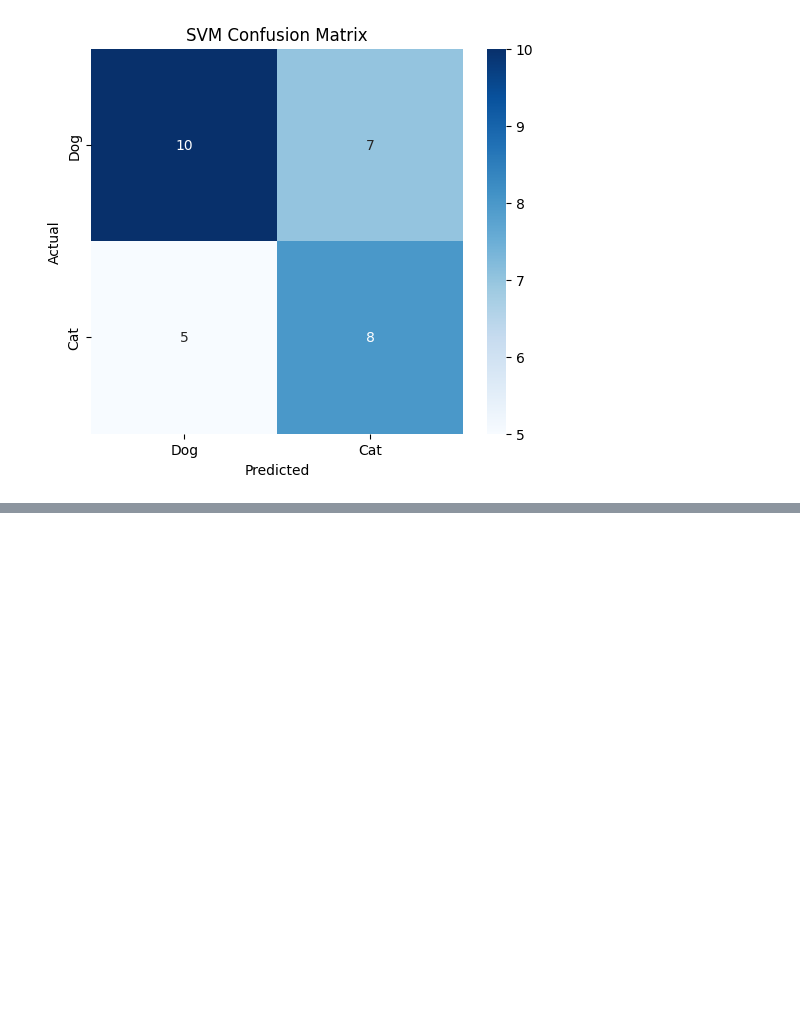
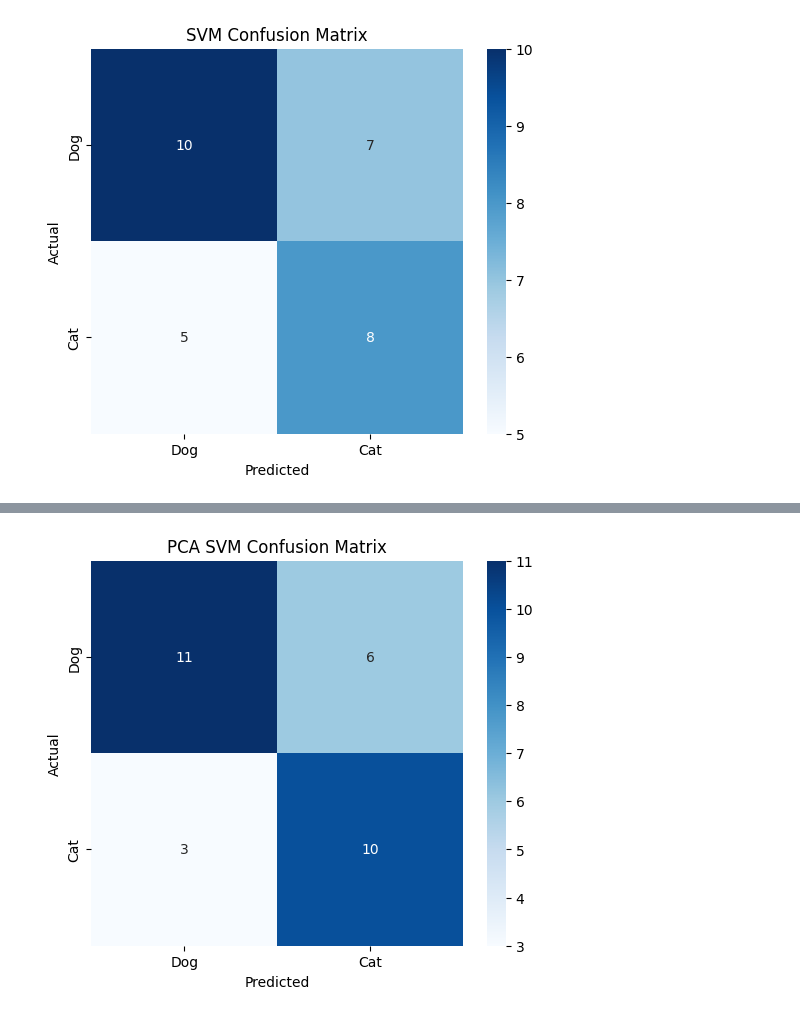
Before and after one commit to TeefAlfadhli/PRODIGY_ML_03, a Jupyter notebook: CatsVsDogs.ipynb, the cells around one changed output, grey strips where cells are left out. Cells and saved outputs as stored; diff of their text form; code cells hidden in the pictures; blank space fills up the shorter version.

```diff
--- a/CatsVsDogs.ipynb
+++ b/CatsVsDogs.ipynb
@@ -137,0 +163,6 @@ plt.show()
+# %%
+X_train_pca = pca.transform(X_train)
+X_test_pca = pca.transform(X_test)
+# %%
+svm_model.fit(X_train_pca, y_train)
+y_pred = svm_model.predict(X_test_pca)
@@ -137,0 +184,10 @@ plt.show()
+# %%
+plt.figure(figsize=(6, 5))
+cm = confusion_matrix(y_test, y_pred)
+sns.heatmap(cm, annot=True, fmt='d', cmap='Blues', xticklabels=['Dog', 'Cat'], yticklabels=['Dog', 'Cat'])
+plt.xlabel('Predicted')
+plt.ylabel('Actual')
+plt.title('PCA SVM Confusion Matrix')
+plt.show()
+# %% [output]
+[figure, added]
```
Also changed, not shown: parts of 4 cells of this notebook.
